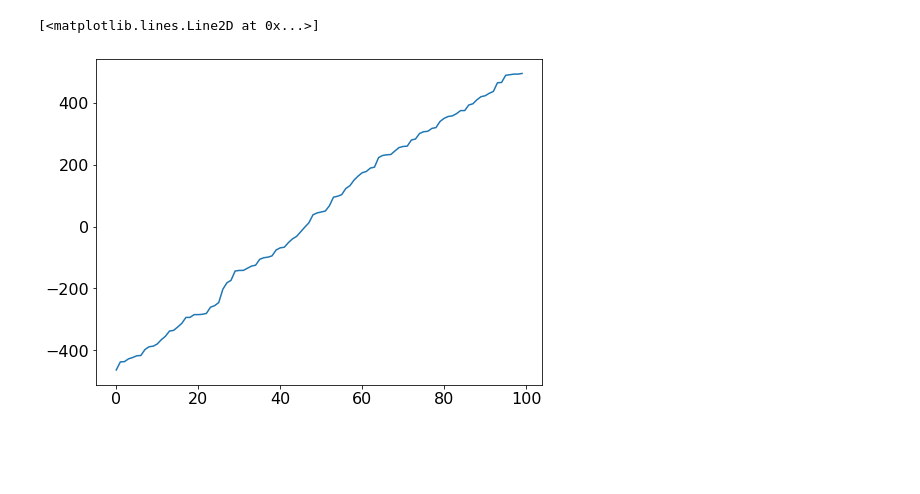
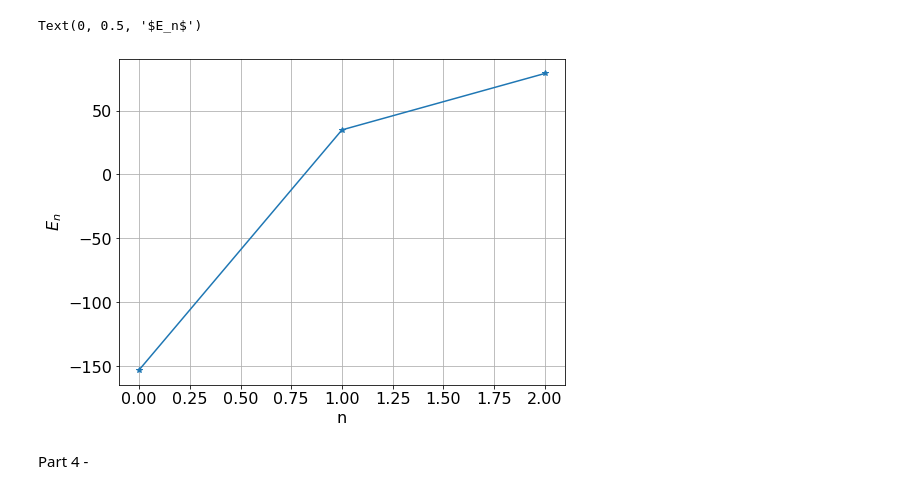
Before and after one commit to calvin-bales/Lectures, a Jupyter notebook: Untitled3.ipynb, the cells around one changed output. Drawn from its saved outputs; the diff is of its cells as text; code cells hidden in the pictures; blank space fills up the shorter version.

```diff
--- a/Untitled3.ipynb
+++ b/Untitled3.ipynb
@@ -8,8 +8,8 @@ from numpy import linalg as LA
 plt.rcParams['figure.figsize'] = (8,6)
 plt.rcParams['font.size'] = 16
 # %%
-L = 100
-W = 500
+L = 3
+W = 200
 t = 2
 
 H = np.zeros((L,L))
@@ -54,5 +34,10 @@ print(np.sort(v))
 # %%
-plt.plot(range(L),np.sort(v))
+plt.plot(range(L),np.sort(v), "*", linestyle="-")
+plt.grid()
+plt.xlabel("n")
+plt.ylabel("$E_n$")
 # %% [output]
-[<matplotlib.lines.Line2D at 0x...>]
+Text(0, 0.5, '$E_n$')
-[figure, old version]
+[figure, new version]
+# %% [markdown]
+Part 4 -
```
Also changed, not shown: parts of 7 cells of this notebook, 10 other files.
